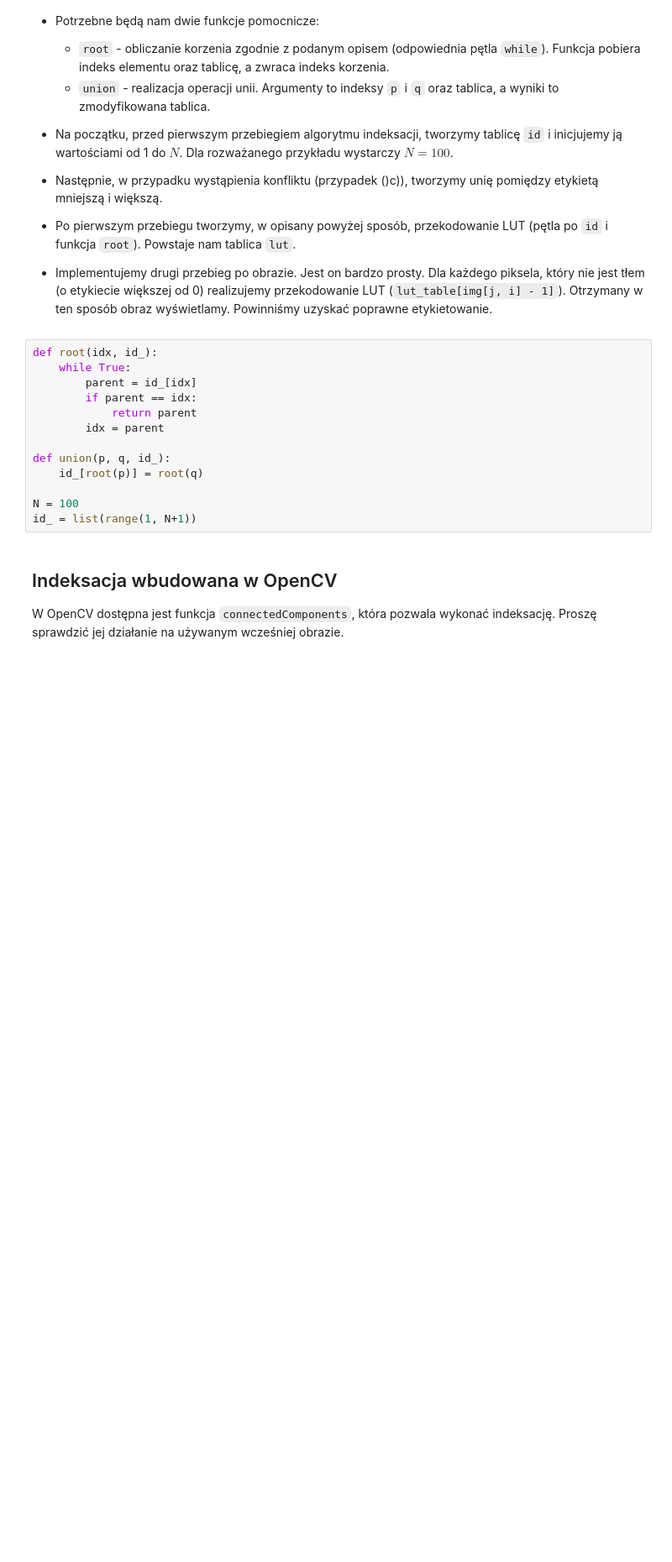
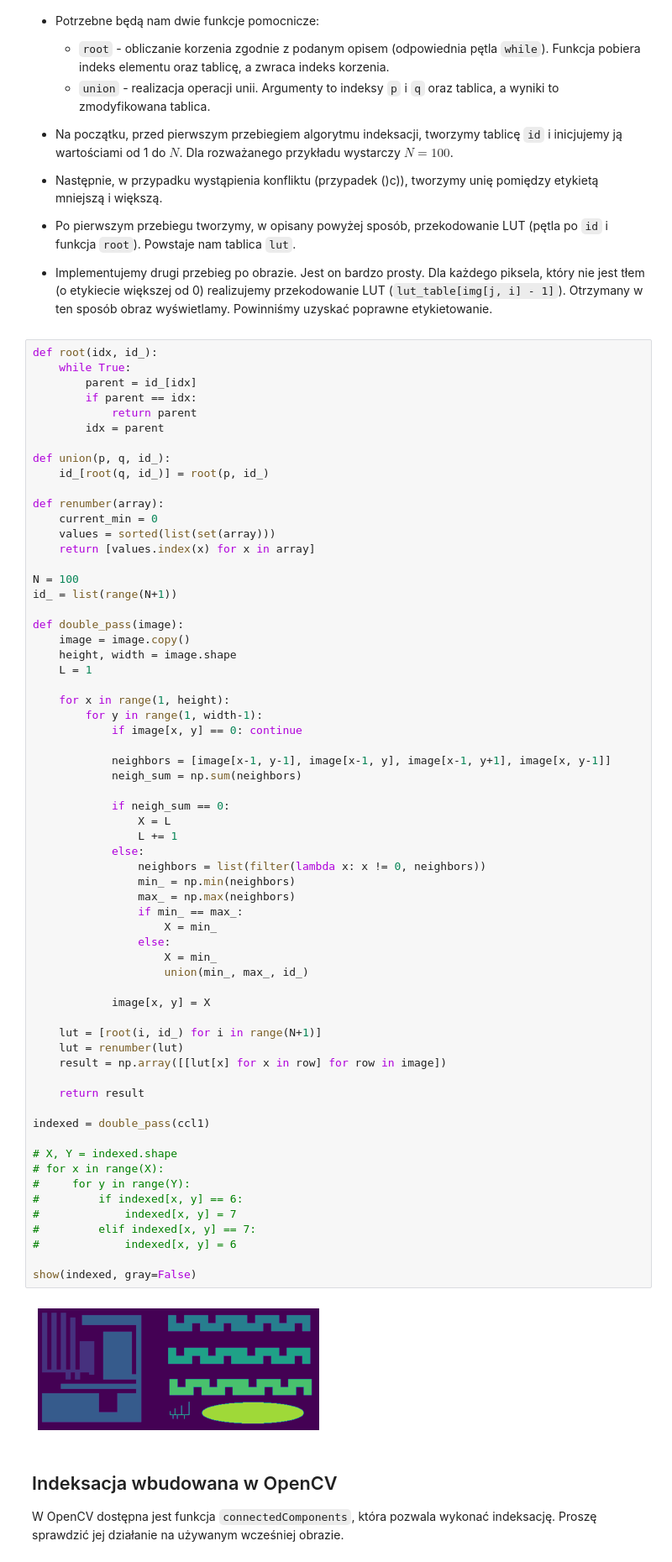
Before and after one commit to mhawryluk/wdcpo, a Jupyter notebook: lab11/11_ccl.ipynb, the cells around one changed output. Shown: that part at 84% size. Cells and saved outputs as stored; diff of their text form; blank space fills up the shorter version.

```diff
--- a/lab11/11_ccl.ipynb
+++ b/lab11/11_ccl.ipynb
@@ -265,19 +266,71 @@ Zatem łączymy 5 i 4.
   Dla każdego piksela, który nie jest tłem (o etykiecie większej od 0) realizujemy przekodowanie LUT (`lut_table[img[j, i] - 1]`).
   Otrzymany w ten sposób obraz wyświetlamy.
   Powinniśmy uzyskać poprawne etykietowanie.
-# %%
-def root(idx, id_):
-    while True:
-        parent = id_[idx]
-        if parent == idx:
-            return parent
-        idx = parent
-
-def union(p, q, id_):
-    id_[root(p)] = root(q)
-
-N = 100
-id_ = list(range(1, N+1))
+# %%
+def root(idx, id_):
+    while True:
+        parent = id_[idx]
+        if parent == idx:
+            return parent
+        idx = parent
+
+def union(p, q, id_):
+    id_[root(q, id_)] = root(p, id_)
+
+def renumber(array):
+    current_min = 0
+    values = sorted(list(set(array)))
+    return [values.index(x) for x in array]
+
+N = 100
+id_ = list(range(N+1))
+
+def double_pass(image):
+    image = image.copy()
+    height, width = image.shape
+    L = 1
+
+    for x in range(1, height):
+        for y in range(1, width-1):
+            if image[x, y] == 0: continue
+
+            neighbors = [image[x-1, y-1], image[x-1, y], image[x-1, y+1], image[x, y-1]]
+            neigh_sum = np.sum(neighbors)
+
+            if neigh_sum == 0:
+                X = L
+                L += 1
+            else:
+                neighbors = list(filter(lambda x: x != 0, neighbors))
+                min_ = np.min(neighbors)
+                max_ = np.max(neighbors)
+                if min_ == max_:
+                    X = min_
+                else:
+                    X = min_
+                    union(min_, max_, id_)
+
+            image[x, y] = X
+
+    lut = [root(i, id_) for i in range(N+1)]
+    lut = renumber(lut)
+    result = np.array([[lut[x] for x in row] for row in image])
+
+    return result
+
+indexed = double_pass(ccl1)
+
+# X, Y = indexed.shape
+# for x in range(X):
+#     for y in range(Y):
+#         if indexed[x, y] == 6:
+#             indexed[x, y] = 7
+#         elif indexed[x, y] == 7:
+#             indexed[x, y] = 6
+
+show(indexed, gray=False)
+# %% [output]
+[figure, added]
 # %% [markdown]
 ## Indeksacja wbudowana w OpenCV
 
```
Also changed, not shown: parts of 10 cells of this notebook.
